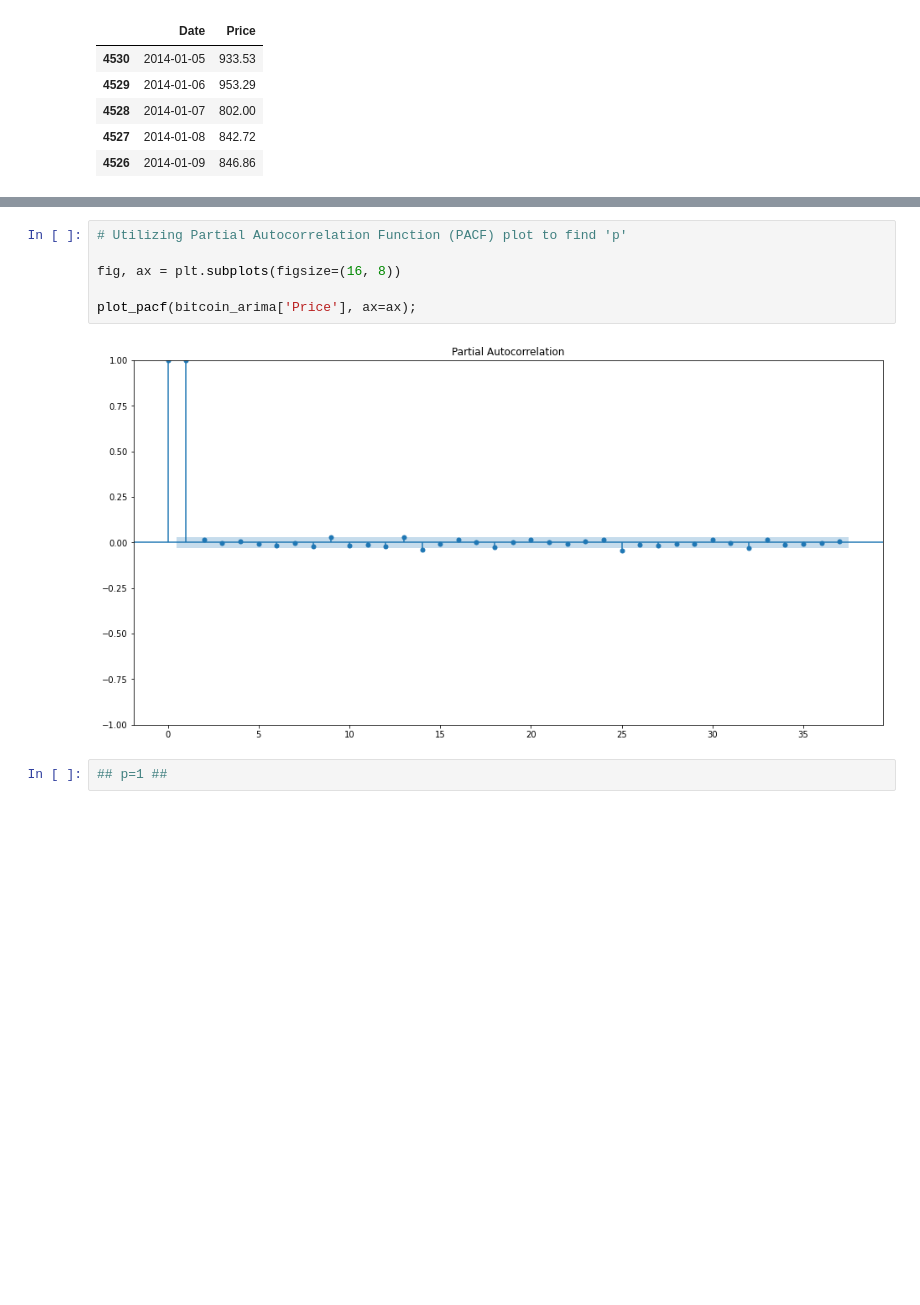
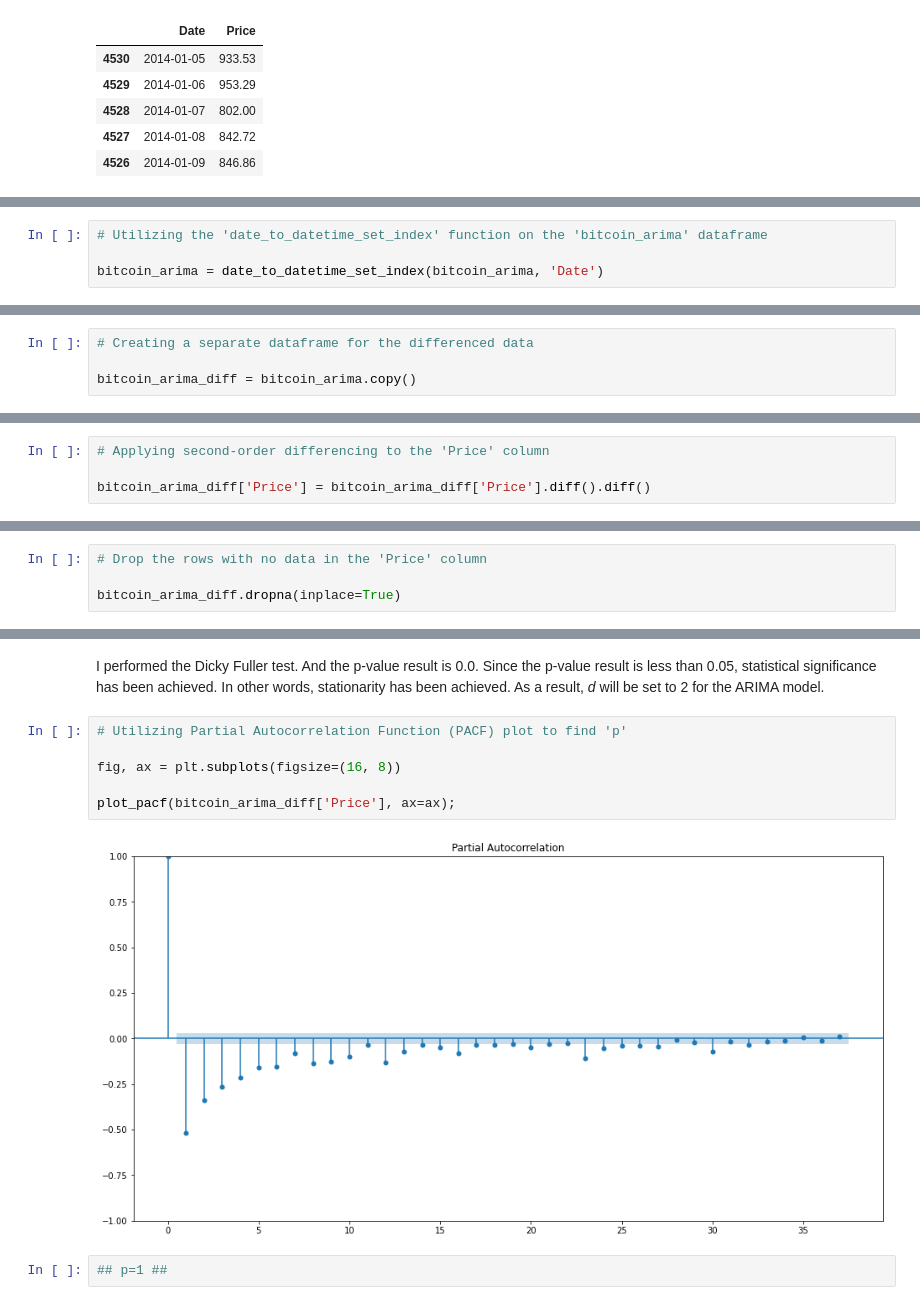
Before and after one commit to keithotuomagie/bitcoin_ts, a Jupyter notebook: notebook.ipynb, the cells around one changed output, grey strips where cells are left out. Saved outputs shown, nothing was run; the diff lists cells and outputs as text; blank space fills up the shorter version.

Commit message:
Modeling | ARIMA

```diff
--- a/notebook.ipynb
+++ b/notebook.ipynb
@@ -980,0 +999,4 @@ bitcoin_arima.head()
+# %%
+# Utilizing the 'date_to_datetime_set_index' function on the 'bitcoin_arima' dataframe
+
+bitcoin_arima = date_to_datetime_set_index(bitcoin_arima, 'Date')
@@ -980,0 +1029,4 @@ bitcoin_arima.head()
+# %%
+# Creating a separate dataframe for the differenced data
+
+bitcoin_arima_diff = bitcoin_arima.copy()
@@ -980,0 +1045,4 @@ bitcoin_arima.head()
+# %%
+# Applying second-order differencing to the 'Price' column
+
+bitcoin_arima_diff['Price'] = bitcoin_arima_diff['Price'].diff().diff()
@@ -980,0 +1061,4 @@ bitcoin_arima.head()
+# %%
+# Drop the rows with no data in the 'Price' column
+
+bitcoin_arima_diff.dropna(inplace=True)
@@ -981,11 +1087,13 @@ bitcoin_arima.head()
+# %% [markdown]
+I performed the Dicky Fuller test.  And the p-value result is 0.0.  Since the p-value result is less than 0.05, statistical significance has been achieved.  In other words, stationarity has been achieved.  As a result, *d* will be set to 2 for the ARIMA model.
 # %%
 # Utilizing Partial Autocorrelation Function (PACF) plot to find 'p'
 
 fig, ax = plt.subplots(figsize=(16, 8))
 
-plot_pacf(bitcoin_arima['Price'], ax=ax);
+plot_pacf(bitcoin_arima_diff['Price'], ax=ax);
 # %% [output]
-[figure, old version]
+[figure, new version]
 # %%
 ## p=1 ##
 # %%
```
Also changed, not shown: parts of 15 cells of this notebook.
